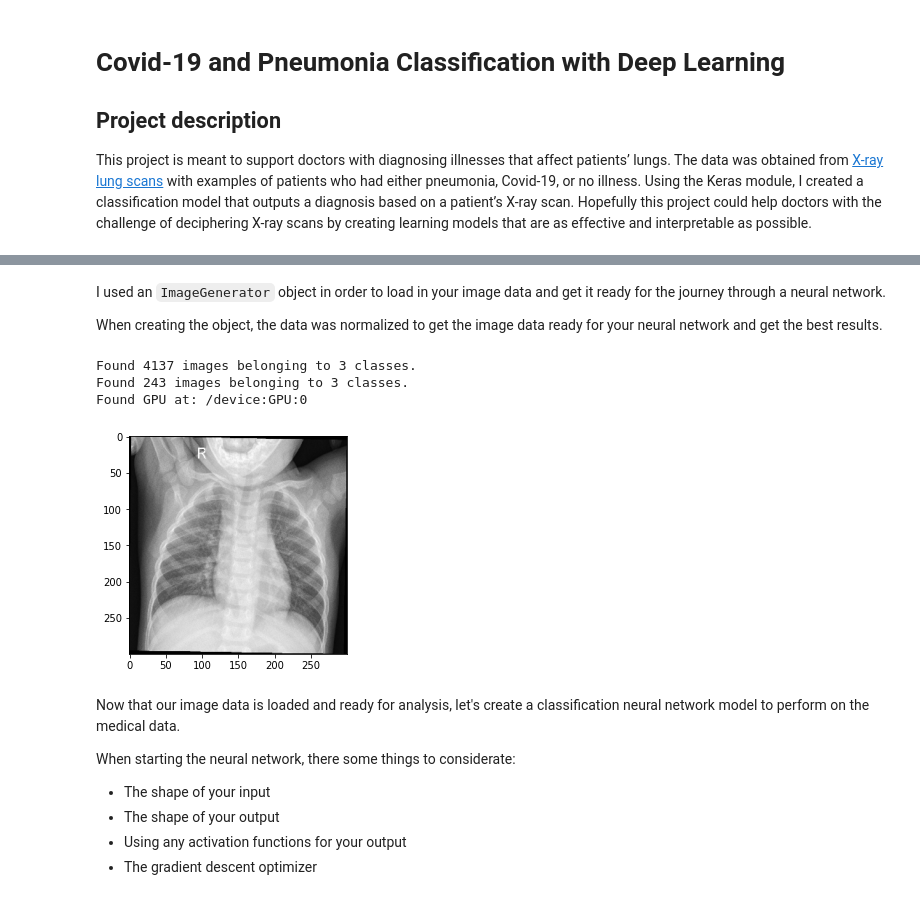
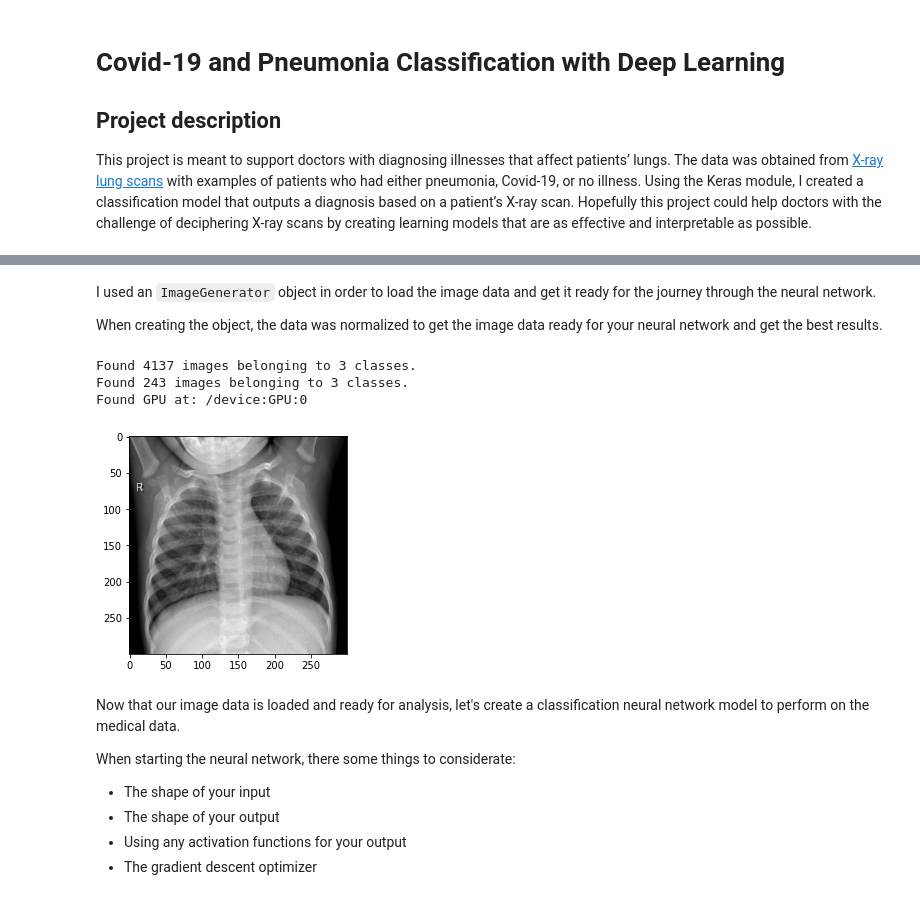
Before and after one commit to disavida/covid19_pneumonia_classification, a Jupyter notebook: covid_pneumonia_classification.ipynb, the cells around one changed output, grey strips where cells are left out. Saved outputs shown, nothing was run; the diff lists cells and outputs as text; code cells hidden in the pictures.

```diff
--- a/covid_pneumonia_classification.ipynb
+++ b/covid_pneumonia_classification.ipynb
@@ -58,5 +58,5 @@ sample_data
 # %% [markdown]
- I used an `ImageGenerator` object in order to load in your image data and get it ready for the journey through a neural network.
+ I used an `ImageGenerator` object in order to load the image data and get it ready for the journey through the neural network.
 
 When creating the object, the data was normalized to get the image data ready for your neural network and get the best results.
 # %%
@@ -68,37 +68,37 @@ train_generator = ImageDataGenerator(rescale=1.0/255)
 
 test_generator = ImageDataGenerator(rescale=1.0/255)
 
-train_iterator = train_generator.flow_from_directory('/content/drive/MyDrive/CLassification_COVID/train',
+train_iterator = train_generator.flow_from_directory('/content/drive/MyDrive/COVID_PNEUMONIA_CLASSIFICATION/train',
                                                      target_size = (target_size, target_size),
                                                      color_mode = 'rgb',
                                                      class_mode = 'categorical',
                                                      batch_size = batch_size)
 
-test_iterator = test_generator.flow_from_directory('/content/drive/MyDrive/CLassification_COVID/test',
+test_iterator = test_generator.flow_from_directory('/content/drive/MyDrive/COVID_PNEUMONIA_CLASSIFICATION/test',
                                                    target_size = (target_size, target_size),
                                                    color_mode = 'rgb',
                                                    class_mode = 'categorical',
                                                    batch_size=batch_size)
 
 %tensorflow_version 2.x
 import tensorflow as tf
 gpu_device = tf.test.gpu_device_name()
 if gpu_device != '/device:GPU:0':
   print('GPU device not found')
   pass
 else:
   print('Found GPU at: {}'.format(gpu_device))
 
 #Get and show an image from train_iterator
 batch = next(train_iterator)
 img = batch[0][0]
 plt.imshow(img)
 plt.show()
 # %% [output]
 Found 4137 images belonging to 3 classes.
 Found 243 images belonging to 3 classes.
 Found GPU at: /device:GPU:0
-[figure, old version]
+[figure, new version]
 # %% [markdown]
 Now that our image data is loaded and ready for analysis, let's create a classification neural network model to perform on the medical data.
 
```
Also changed, not shown: parts of 8 cells of this notebook.
